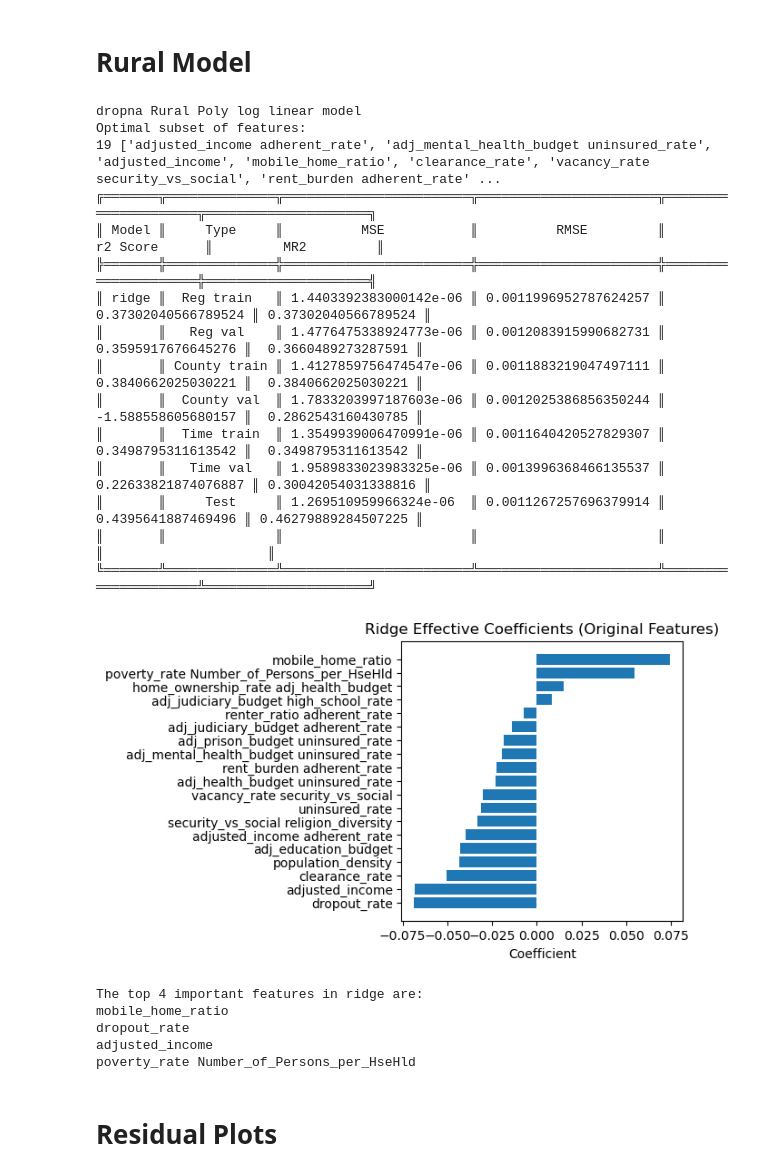
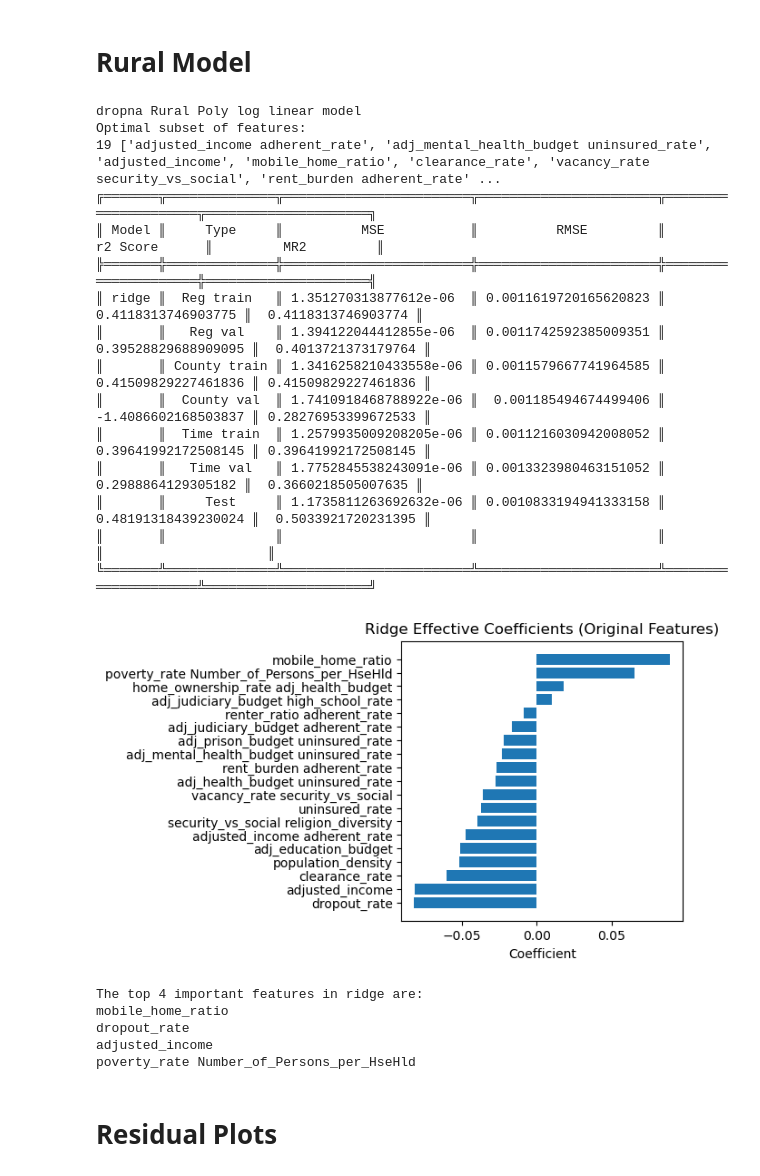
Before and after one commit to git-loa/CrimePatternsProject, a Jupyter notebook: Final/Model.ipynb, the cells around one changed output. Saved outputs shown, nothing was run; the diff lists cells and outputs as text; code cells hidden in the pictures.

```diff
--- a/Final/Model.ipynb
+++ b/Final/Model.ipynb
@@ -1129,7 +1170,7 @@ ytest=ydt['test'][(key,key1)]
 ytrain=ydt['train'][(key,key1)]
 
 n_components = 7
-alpha=100
+alpha=50
 models = {
     #"mlr": Pipeline([("scale", StandardScaler()),('pca',PCA(n_components=n_components)), ("Lin", LinearRegression())]),
     #"xgb": xgb.XGBRegressor(random_state=42,max_depth=3, n_estimators=100),
@@ -1144,41 +1185,41 @@ threshold_removal=0.002
 
 ff=Best_features[key1]
 print("Optimal subset of features:")
 print(len(ff),ff)
 
 
 fitted_models[key1], models_stats, models_pred = log_fit(Xtrain[ff],Xtest[ff], ytrain,ytest, **models)
 
 rur_train=Xtrain.copy()
 rur_train["error"]=ytrain-models_pred['ridge']['train']
 rur_train['crime_rate']=ytrain
 rur_train['pred']=models_pred['ridge']['train']
 
 rur_test=Xtest.copy()
 rur_test["error"]=ytest-models_pred['ridge']['test']
 rur_test['crime_rate']=ytest
 rur_test['pred']=models_pred['ridge']['test']
 
 # Using pretty table
 print_table(models_stats)
 feature_importance_PCA(fitted_models[key1],ff,(4,4), plot=True, models_to_use=['ridge'])
 # %% [output]
 dropna Rural Poly log linear model
 Optimal subset of features:
 19 ['adjusted_income adherent_rate', 'adj_mental_health_budget uninsured_rate', 'adjusted_income', 'mobile_home_ratio', 'clearance_rate', 'vacancy_rate security_vs_social', 'rent_burden adherent_rate' ...
 ╔═══════╦══════════════╦════════════════════════╦═══════════════════════╦═════════════════════╦═════════════════════╗
 ║ Model ║     Type     ║          MSE           ║          RMSE         ║       r2 Score      ║         MR2         ║
 ╠═══════╬══════════════╬════════════════════════╬═══════════════════════╬═════════════════════╬═════════════════════╣
-║ ridge ║  Reg train   ║ 1.4403392383000142e-06 ║ 0.0011996952787624257 ║ 0.37302040566789524 ║ 0.37302040566789524 ║
-║       ║   Reg val    ║ 1.4776475338924773e-06 ║ 0.0012083915990682731 ║  0.3595917676645276 ║  0.3660489273287591 ║
-║       ║ County train ║ 1.4127859756474547e-06 ║ 0.0011883219047497111 ║  0.3840662025030221 ║  0.3840662025030221 ║
-║       ║  County val  ║ 1.7833203997187603e-06 ║ 0.0012025386856350244 ║  -1.588558605680157 ║  0.2862543160430785 ║
-║       ║  Time train  ║ 1.3549939006470991e-06 ║ 0.0011640420527829307 ║  0.3498795311613542 ║  0.3498795311613542 ║
-║       ║   Time val   ║ 1.9589833023983325e-06 ║ 0.0013996368466135537 ║ 0.22633821874076887 ║ 0.30042054031338816 ║
-║       ║     Test     ║ 1.269510959966324e-06  ║ 0.0011267257696379914 ║  0.4395641887469496 ║ 0.46279889284507225 ║
+║ ridge ║  Reg train   ║ 1.351270313877612e-06  ║ 0.0011619720165620823 ║  0.4118313746903775 ║  0.4118313746903774 ║
+║       ║   Reg val    ║ 1.394122044412855e-06  ║ 0.0011742592385009351 ║ 0.39528829688909095 ║  0.4013721373179764 ║
+║       ║ County train ║ 1.3416258210433558e-06 ║ 0.0011579667741964585 ║ 0.41509829227461836 ║ 0.41509829227461836 ║
+║       ║  County val  ║ 1.7410918468788922e-06 ║  0.001185494674499406 ║ -1.4086602168503837 ║ 0.28276953399672533 ║
+║       ║  Time train  ║ 1.2579935009208205e-06 ║ 0.0011216030942008052 ║ 0.39641992172508145 ║ 0.39641992172508145 ║
+║       ║   Time val   ║ 1.7752845538243091e-06 ║ 0.0013323980463151052 ║  0.2988864129305182 ║  0.3660218505007635 ║
+║       ║     Test     ║ 1.1735811263692632e-06 ║ 0.0010833194941333158 ║ 0.48191318439230024 ║  0.5033921720231395 ║
 ║       ║              ║                        ║                       ║                     ║                     ║
 ╚═══════╩══════════════╩════════════════════════╩═══════════════════════╩═════════════════════╩═════════════════════╝
-[figure, old version]
+[figure, new version]
 The top 4 important features in ridge are:
 mobile_home_ratio
 dropout_rate
```
Also changed, not shown: parts of 13 cells of this notebook, 1 other file.
